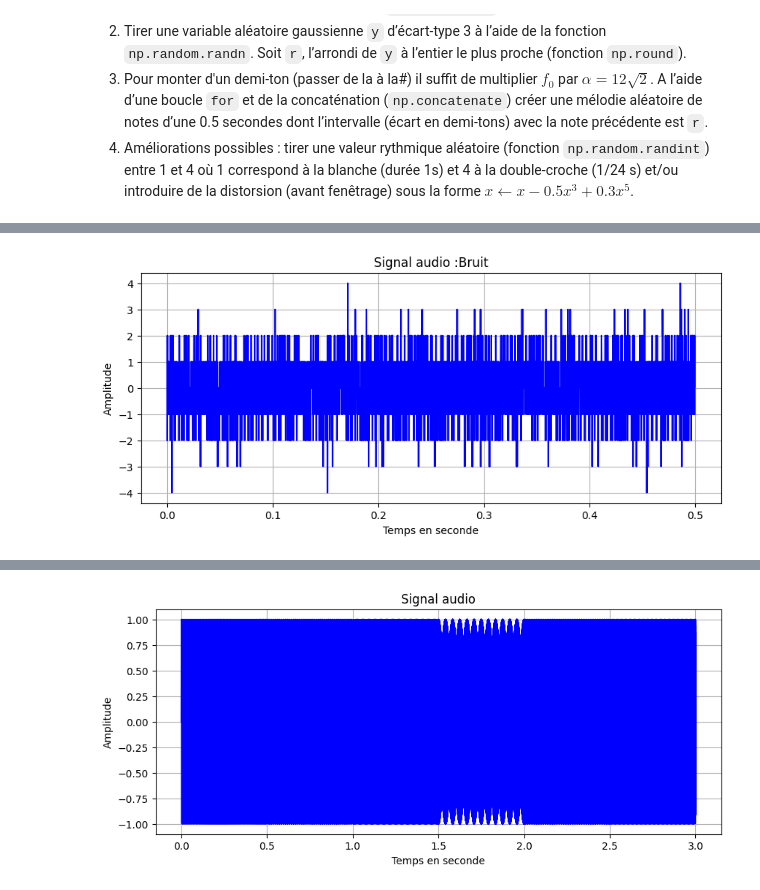
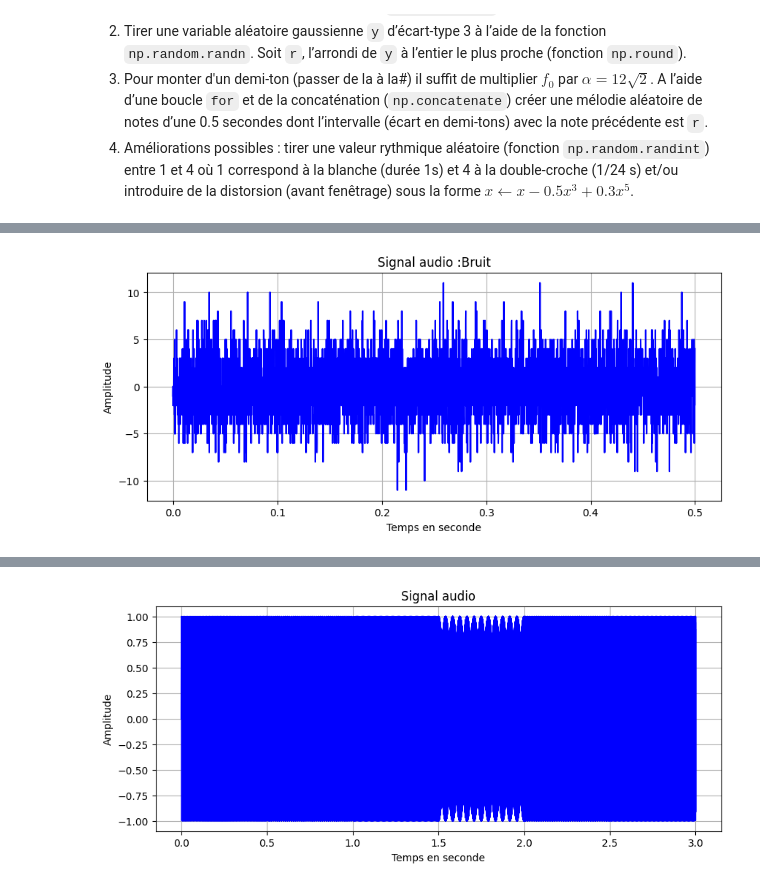
Before and after one commit to titiuo/Lost-Frequency, a Jupyter notebook: fichierwav.ipynb, the cells around one changed output, grey strips where cells are left out. Saved outputs shown, nothing was run; the diff lists cells and outputs as text; code cells hidden in the pictures.

```diff
--- a/fichierwav.ipynb
+++ b/fichierwav.ipynb
@@ -110,19 +110,19 @@ ipd.Audio(data=x_hanning, rate=Fe)
 [interactive output not drawn]
 # %%
-y=np.round(np.random.randn(N))
-T=[i*1/Fe for i in range(len(y))]
+r=np.round(np.random.randn(N)*3)
+T=[i*1/Fe for i in range(len(r))]
 
 plt.figure(figsize=(10,4))
-plt.plot(T,y,color='b')
+plt.plot(T,r,color='b')
 plt.xlabel('Temps en seconde')
 plt.ylabel('Amplitude')
 plt.title('Signal audio :Bruit')
 plt.grid()
 plt.show()
 
-ipd.Audio(data=y, rate=Fe)
+ipd.Audio(data=r, rate=Fe)
 # %% [output]
-[figure, old version]
+[figure, new version]
 [interactive output not drawn]
 # %%
 Fe=8000
```
Also changed, not shown: parts of 1 cell of this notebook.
